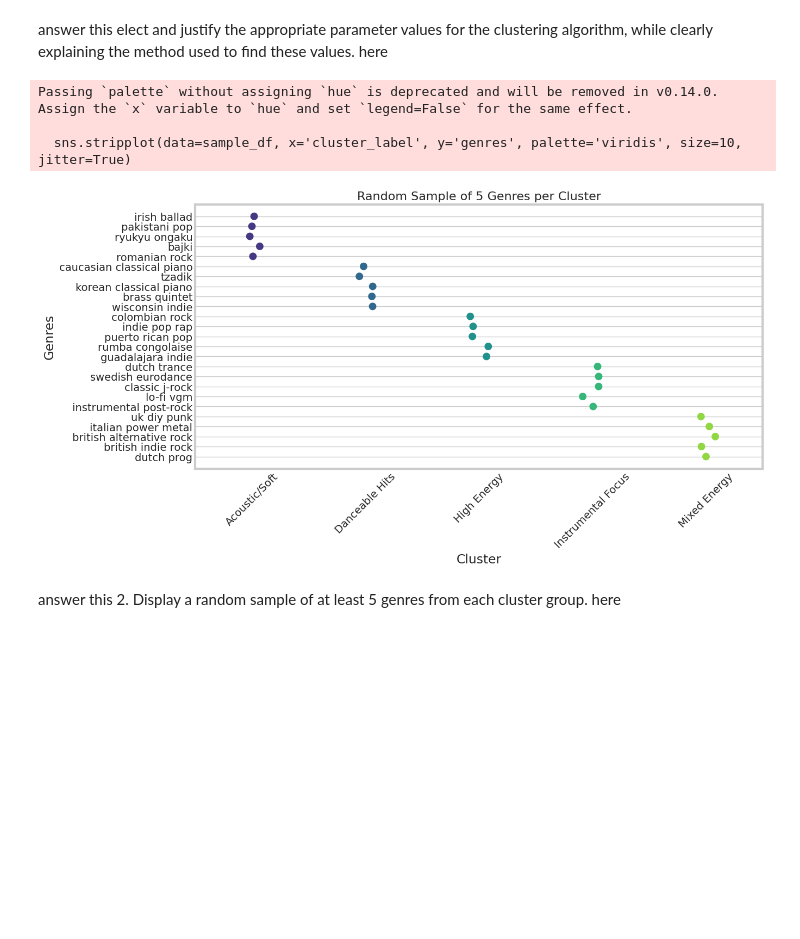
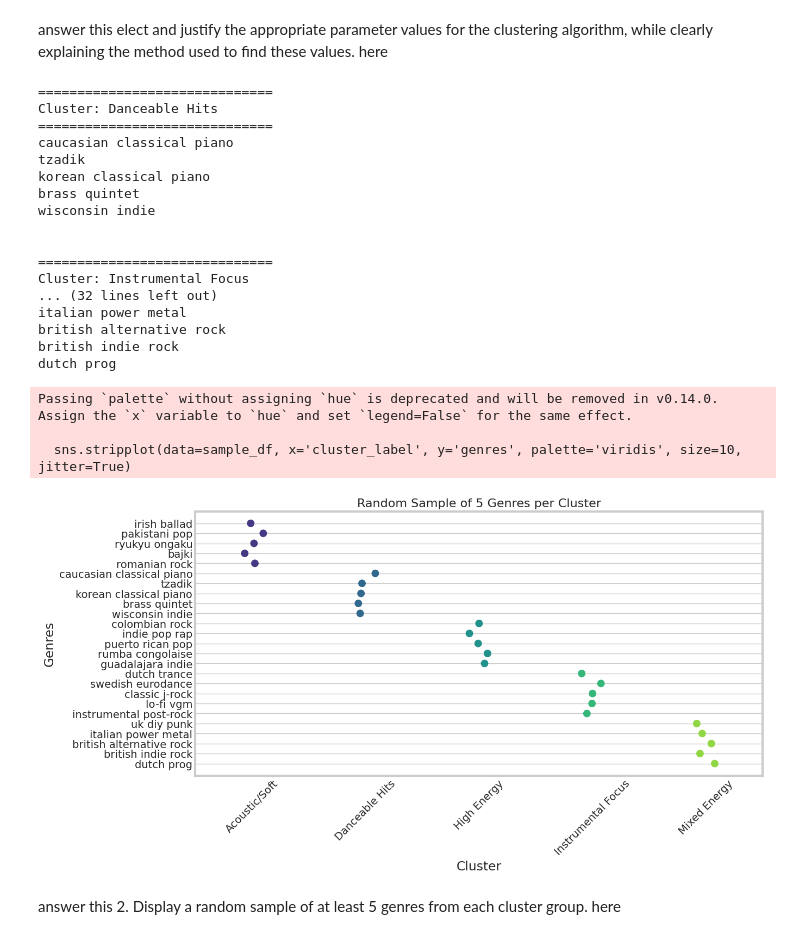
Before and after one commit to eltayeb05/new_repo, a Jupyter notebook: Clustering_Mini_Project.ipynb, the cells around one changed output. Saved outputs shown, nothing was run; the diff lists cells and outputs as text; code cells hidden in the pictures; blank space fills up the shorter version.

```diff
--- a/Clustering_Mini_Project.ipynb
+++ b/Clustering_Mini_Project.ipynb
@@ -450,24 +450,53 @@ plt.show()
 # %% [markdown]
 answer this elect and justify the appropriate parameter values for the clustering algorithm, while clearly explaining the method used to find these values. here
 # %%
+# Display 5 random genres from each cluster
+for c in df['cluster_label'].unique():
+    print("="*30)
+    print(f"Cluster: {c}")
+    print("="*30)
+    sample_genres = df[df['cluster_label'] == c]['genres'].sample(5, random_state=42).values
+    for g in sample_genres:
+        print(g)
+    print("\n")
+
+#visualization
+
 import matplotlib.pyplot as plt
 import seaborn as sns
 
 # Take 5 random genres per cluster
 sample_df = df.groupby('cluster_label').apply(lambda x: x.sample(5, random_state=42)).reset_index(drop=True)
 
 plt.figure(figsize=(12, 6))
 sns.stripplot(data=sample_df, x='cluster_label', y='genres', palette='viridis', size=10, jitter=True)
 plt.title('Random Sample of 5 Genres per Cluster', fontsize=16)
 plt.xlabel('Cluster')
 plt.ylabel('Genres')
 plt.xticks(rotation=45)
 plt.show()
 # %% [output]
-Passing `palette` without assigning `hue` is deprecated and will be removed in v0.14.0. Assign the `x` variable to `hue` and set `legend=False` for the same effect.
+==============================
+Cluster: Danceable Hits
+==============================
+caucasian classical piano
+tzadik
+korean classical piano
+brass quintet
+wisconsin indie
 
-  sns.stripplot(data=sample_df, x='cluster_label', y='genres', palette='viridis', size=10, jitter=True)
+
+==============================
+Cluster: Instrumental Focus
+... (32 lines left out)
+italian power metal
+british alternative rock
+british indie rock
+dutch prog
+Passing `palette` without assigning `hue` is deprecated and will be removed in v0.14.0. Assign the `x` variable to `hue` and set `legend=False` for the same effect.
+
+  sns.stripplot(data=sample_df, x='cluster_label', y='genres', palette='viridis', size=10, jitter=True)
-[figure, old version]
+[figure, new version]
 # %% [markdown]
 answer this 2. Display a random sample of at least 5 genres from each cluster group.
  here
```
